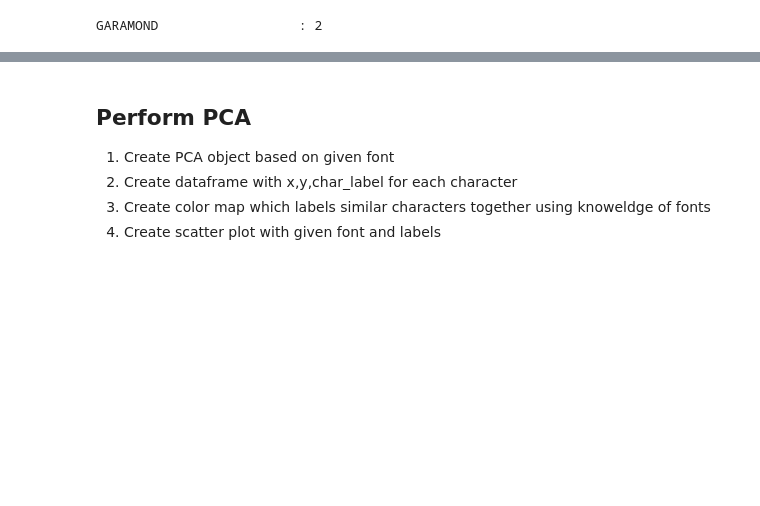
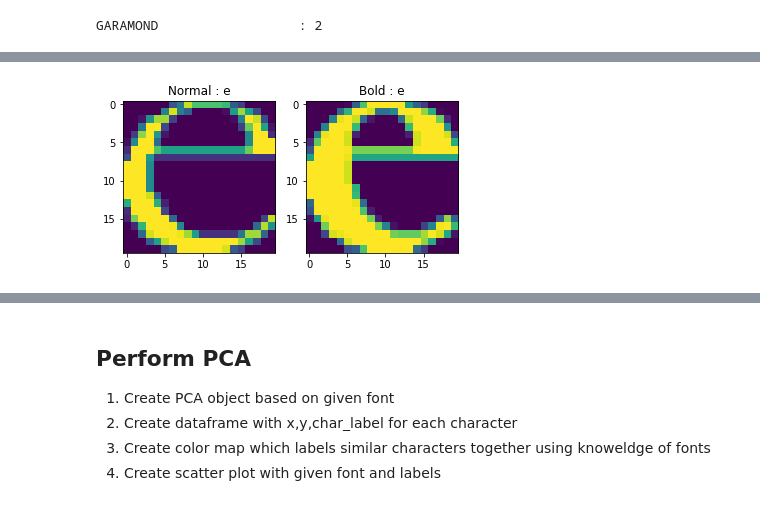
Before and after one commit to digital-tenebrist/udel-math-637, a Jupyter notebook: project-1/dim_reduction.ipynb, the cells around one changed output, grey strips where cells are left out. Drawn from its saved outputs; the diff is of its cells as text; code cells hidden in the pictures; blank space fills up the shorter version.

```diff
--- a/project-1/dim_reduction.ipynb
+++ b/project-1/dim_reduction.ipynb
@@ -67,0 +239,28 @@ font_1_df = pd.DataFrame(data=font_1_lol)
+# %%
+font_df = font_dict['GARAMOND']['df']
+example_ltr = ord('e')
+
+norm_ltr = font_df.loc[font_df.m_label == example_ltr].iloc[0]
+bold_ltr = font_df.loc[font_df.m_label == example_ltr].iloc[1]
+
+ltrs = [norm_ltr, bold_ltr]
+caption_str = ['Normal', 'Bold']
+
+ex_rows=1
+ex_cols=2
+ex_fig_size = [6,8]
+
+# create figure (fig), and array of axes (ax)
+ex_fig, ex_ax = plt.subplots(nrows=ex_rows, ncols=ex_cols, figsize=ex_fig_size)
+for i, axi in enumerate(ex_ax.flat):
+    # i runs from 0 to (nrows*ncols-1)
+    # axi is equivalent with ax[rowid][colid]
+    img = np.array(ltrs[i][1:], dtype=np.uint8).reshape(20,20)
+    axi.imshow(img)
+    # get indices of row/column
+    # write row/col indices as axes' title for identification
+    axi.set_title(f'{caption_str[i]} : {chr(ltrs[i][0])}')
+
+plt.show()
+# %% [output]
+[figure, added]
```
Also changed, not shown: parts of 29 cells of this notebook.
